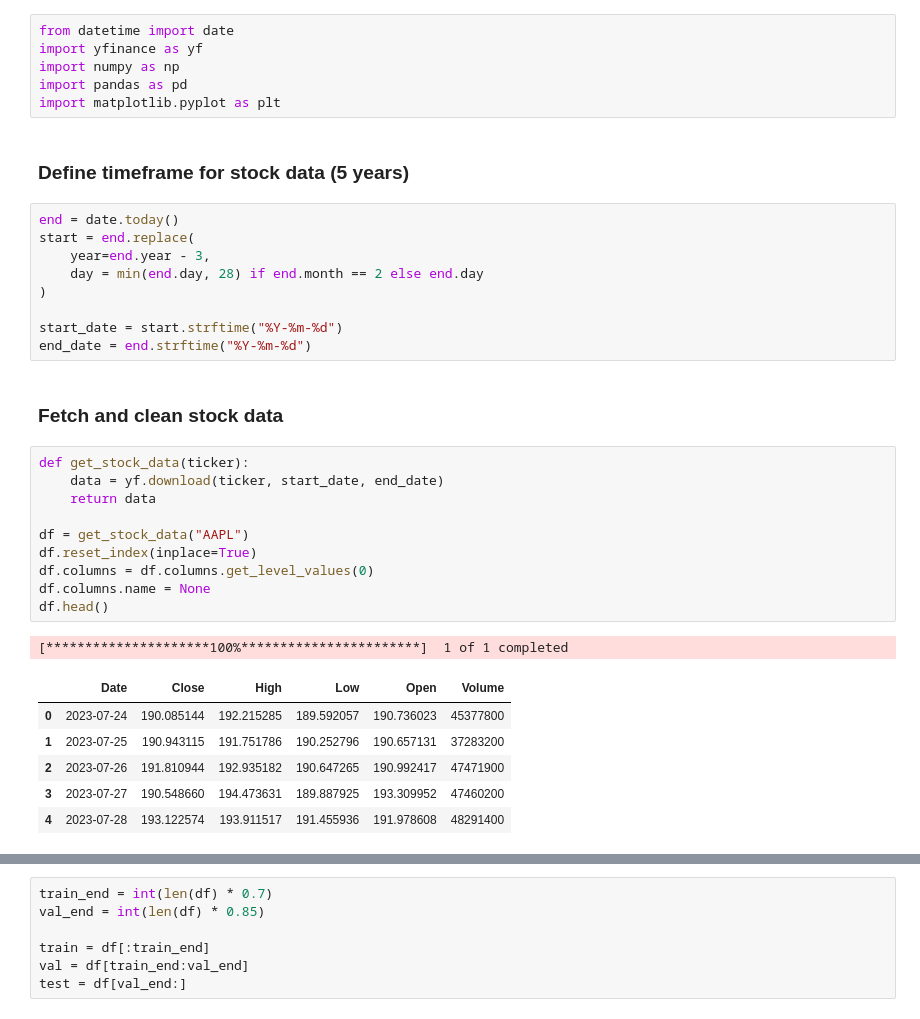
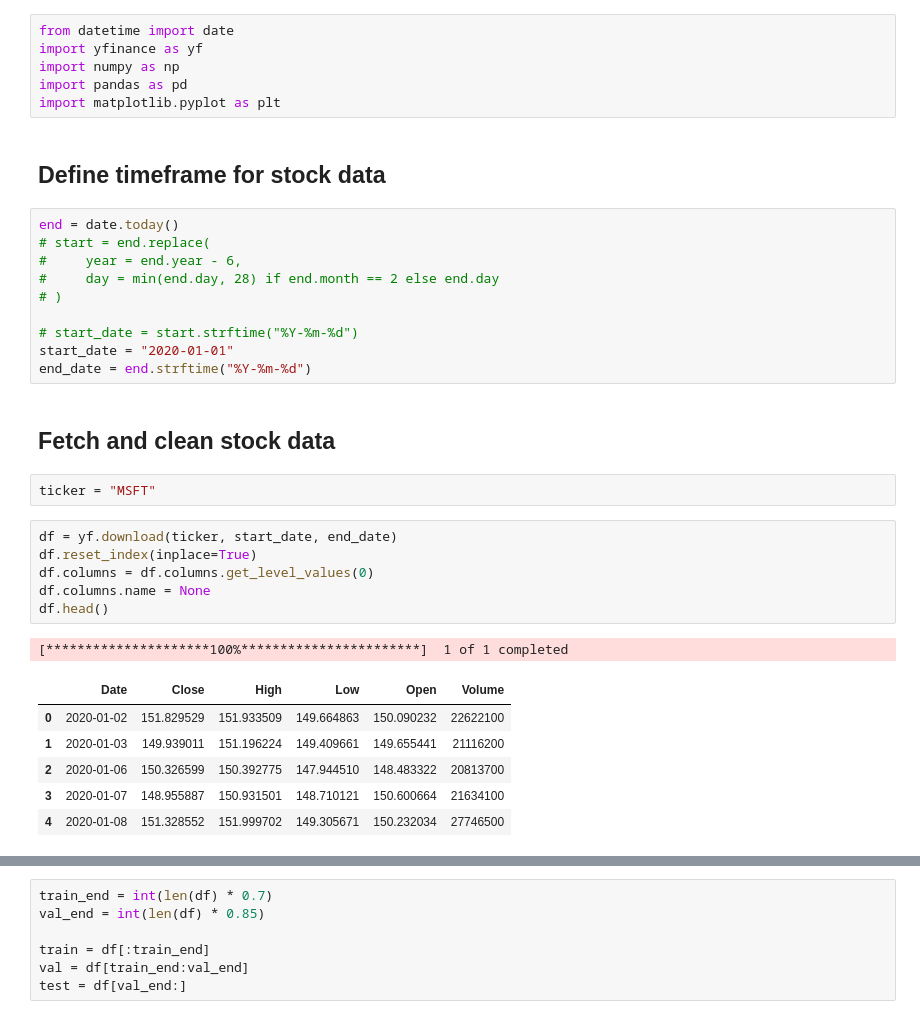
Before and after one commit to garyjli/price-predictor, a Jupyter notebook: LSTM.ipynb, the cells around one changed output, grey strips where cells are left out. Cells and saved outputs as stored; diff of their text form.

Commit message:
update timeframe

```diff
--- a/LSTM.ipynb
+++ b/LSTM.ipynb
@@ -7,34 +7,33 @@ import numpy as np
 import pandas as pd
 import matplotlib.pyplot as plt
 # %% [markdown]
-### Define timeframe for stock data (5 years)
+## Define timeframe for stock data
 # %%
 end = date.today()
-start = end.replace(
-    year=end.year - 3,
-    day = min(end.day, 28) if end.month == 2 else end.day
-)
+# start = end.replace(
+#     year = end.year - 6,
+#     day = min(end.day, 28) if end.month == 2 else end.day
+# )
 
-start_date = start.strftime("%Y-%m-%d")
+# start_date = start.strftime("%Y-%m-%d")
+start_date = "2020-01-01"
 end_date = end.strftime("%Y-%m-%d")
 # %% [markdown]
-### Fetch and clean stock data
+## Fetch and clean stock data
+# %%
+ticker = "MSFT"
 # %%
-def get_stock_data(ticker):
-    data = yf.download(ticker, start_date, end_date)
-    return data
-
-df = get_stock_data("AAPL")
+df = yf.download(ticker, start_date, end_date)
 df.reset_index(inplace=True)
 df.columns = df.columns.get_level_values(0)
 df.columns.name = None
 df.head()
 # %% [output]
 [*********************100%***********************]  1 of 1 completed
 |  | Date | Close | High | Low | Open | Volume |
-| 0 | 2023-07-24 | 190.085144 | 192.215285 | 189.592057 | 190.736023 | 45377800 |
-| 1 | 2023-07-25 | 190.943115 | 191.751786 | 190.252796 | 190.657131 | 37283200 |
-| 2 | 2023-07-26 | 191.810944 | 192.935182 | 190.647265 | 190.992417 | 47471900 |
-| 3 | 2023-07-27 | 190.548660 | 194.473631 | 189.887925 | 193.309952 | 47460200 |
-| 4 | 2023-07-28 | 193.122574 | 193.911517 | 191.455936 | 191.978608 | 48291400 |
+| 0 | 2020-01-02 | 151.829529 | 151.933509 | 149.664863 | 150.090232 | 22622100 |
+| 1 | 2020-01-03 | 149.939011 | 151.196224 | 149.409661 | 149.655441 | 21116200 |
+| 2 | 2020-01-06 | 150.326599 | 150.392775 | 147.944510 | 148.483322 | 20813700 |
+| 3 | 2020-01-07 | 148.955887 | 150.931501 | 148.710121 | 150.600664 | 21634100 |
+| 4 | 2020-01-08 | 151.328552 | 151.999702 | 149.305671 | 150.232034 | 27746500 |
 # %% [markdown]
```
Also changed, not shown: parts of 42 cells of this notebook.
